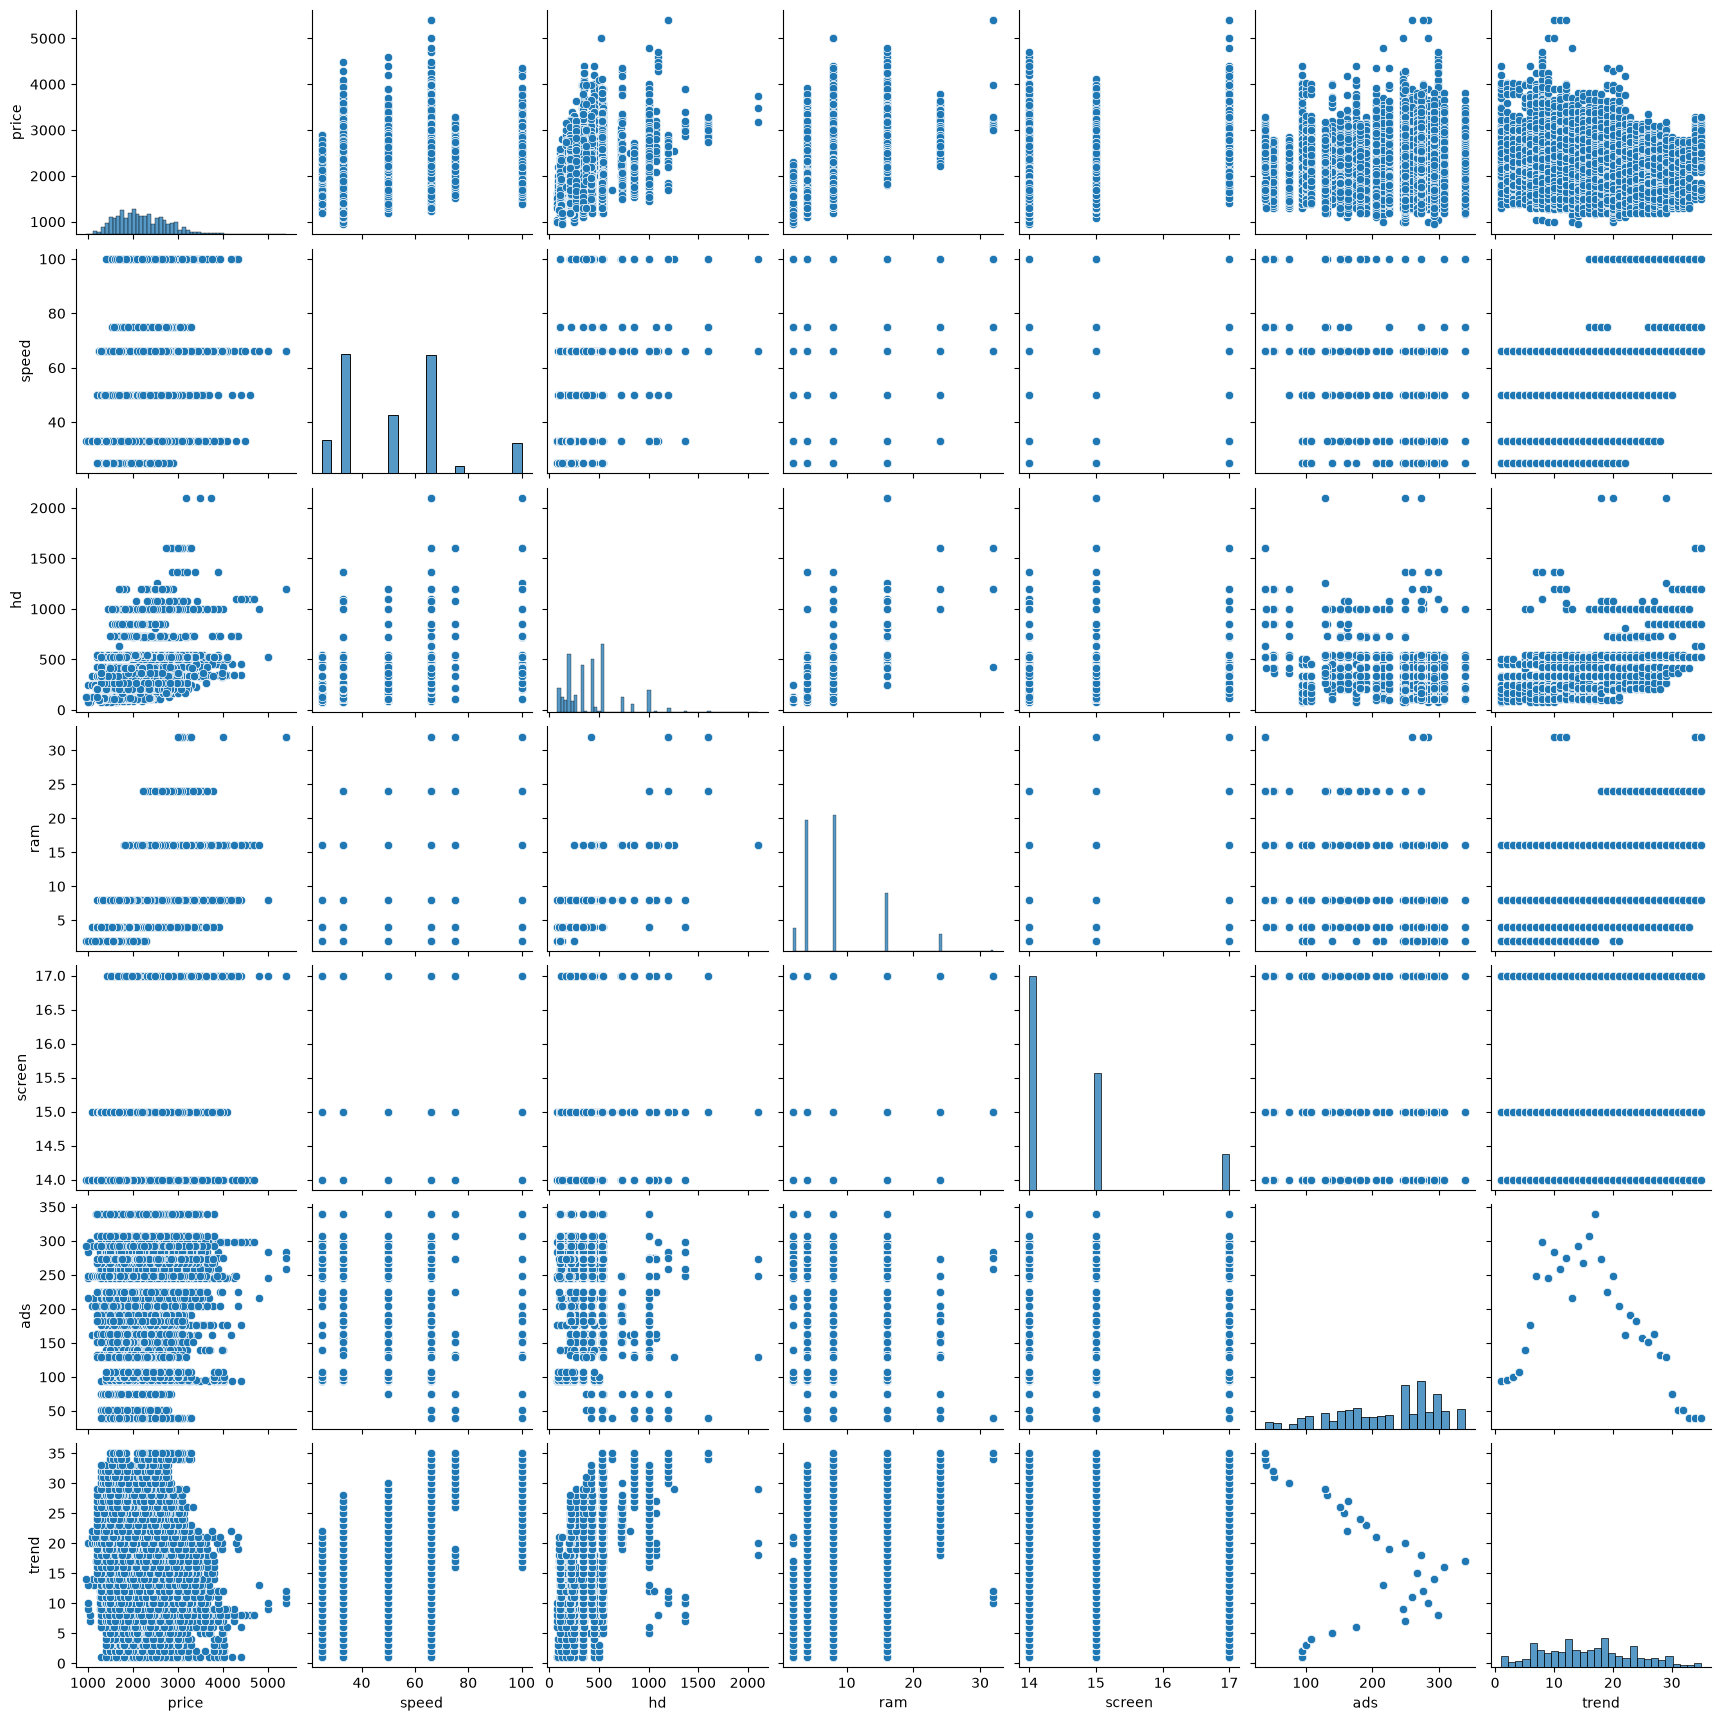
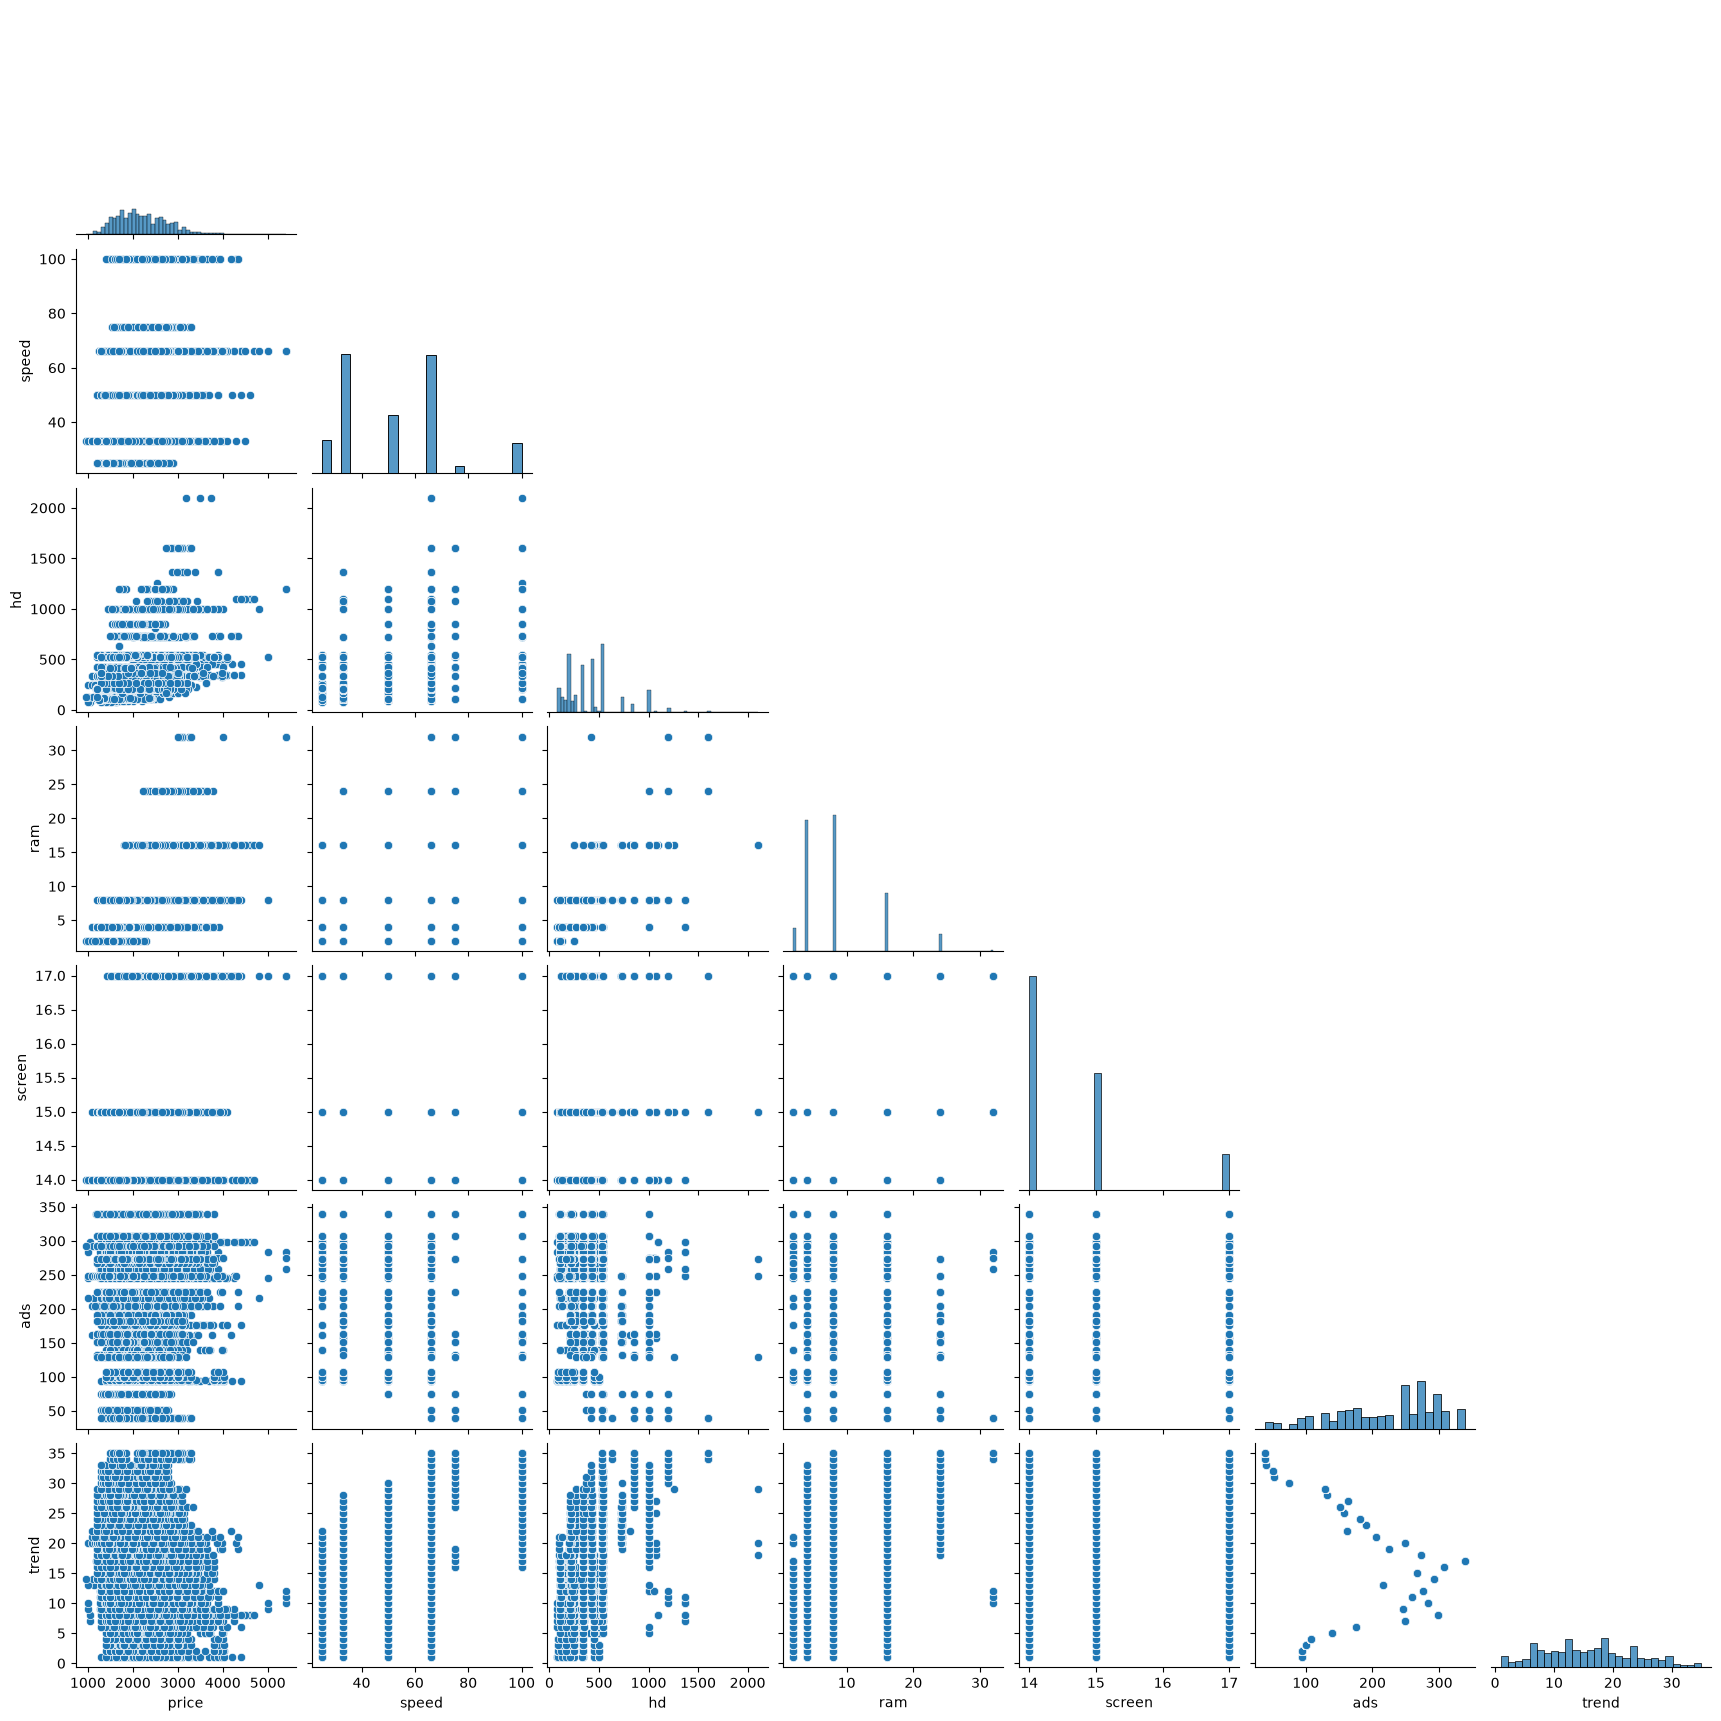
Code edit (unified diff) that turned the first committed figure into the second:
--- before
+++ after
@@ -1 +1 @@
-sns.pairplot(computers)
+sns.pairplot(computers.select_dtypes('number'), corner=True)

Commit: 01 assignment upd